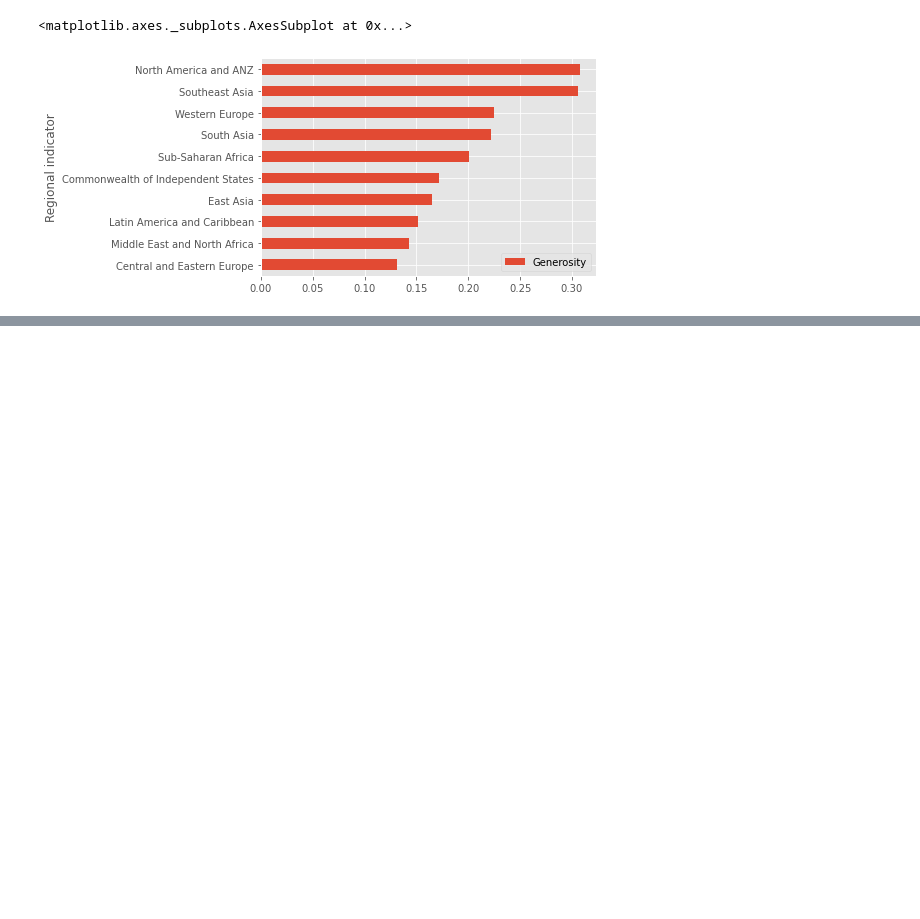
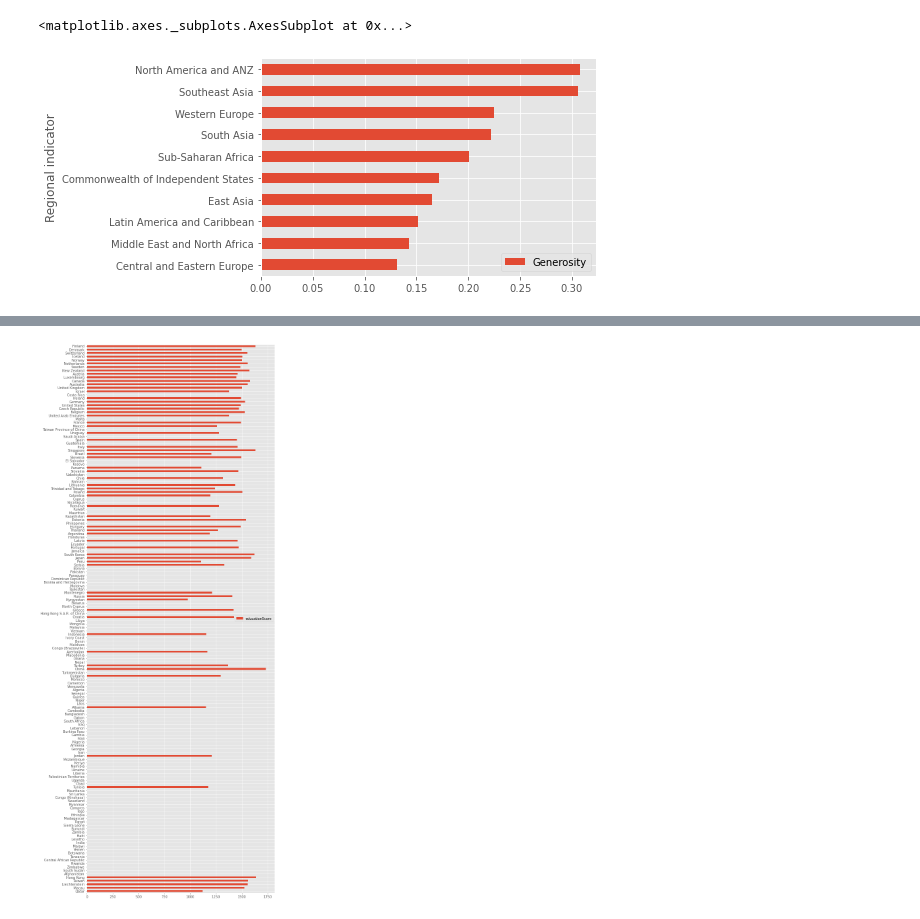
Before and after one commit to andreanstev/BedahData, a Jupyter notebook: World Happiness Report 2015-2020/World_Happiness_Report_2015-2020.ipynb, the cells around one changed output, grey strips where cells are left out. Cells and saved outputs as stored; diff of their text form; code cells hidden in the pictures; blank space fills up the shorter version.

```diff
--- a/World Happiness Report 2015-2020/World_Happiness_Report_2015-2020.ipynb
+++ b/World Happiness Report 2015-2020/World_Happiness_Report_2015-2020.ipynb
@@ -502,0 +546,4 @@ dfhappiness2020.groupby('Regional indicator').mean().sort_values('Generosity').p
+# %%
+dfhappiness2020_2.plot(kind = 'barh', y = 'educationScore', figsize= (10,30)).invert_yaxis()
+# %% [output]
+[figure, added]
```
Also changed, not shown: parts of 23 cells of this notebook.
